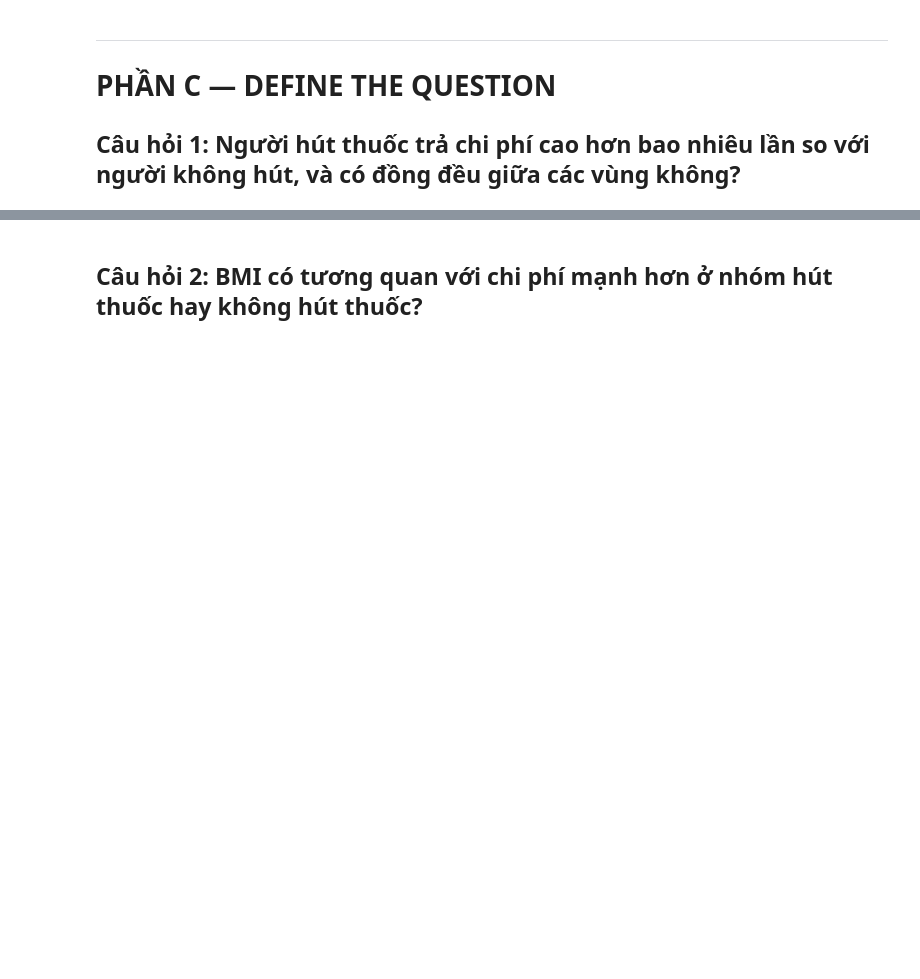
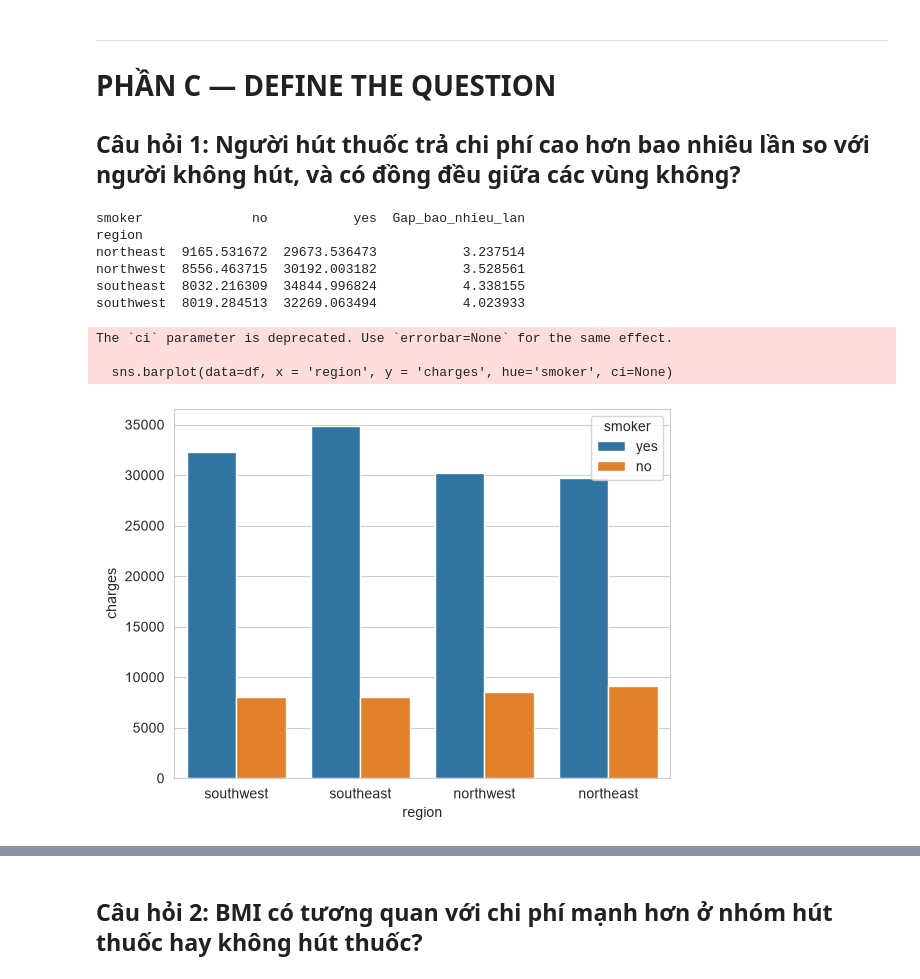
Before and after one commit to khang2112/DA_AI_2026, a Jupyter notebook: Personal/Personal_1/01_Insurance.ipynb, the cells around one changed output, grey strips where cells are left out. Saved outputs shown, nothing was run; the diff lists cells and outputs as text; code cells hidden in the pictures; blank space fills up the shorter version.

```diff
--- a/Personal/Personal_1/01_Insurance.ipynb
+++ b/Personal/Personal_1/01_Insurance.ipynb
@@ -165,11 +187,20 @@ pd.concat([percentiles, skewness, kurt])
 ## Câu hỏi 1: Người hút thuốc trả chi phí cao hơn bao nhiêu lần so với người không hút, và có đồng đều giữa các vùng không?
 # %%
 # TODO
-smoker_region = df.groupby(['region', 'smoker'])['charges'].mean().unstack()
-smoker_region['Ratio (yes/no)'] = smoker_region['yes'] / smoker_region['no']
-print(smoker_region)
+kq = df.groupby(['region', 'smoker'])['charges'].mean().unstack()
+kq['Gap_bao_nhieu_lan'] = kq['yes'] / kq['no']
+print(kq)
 
-plt.figure(figsize=(8, 5))
-sns.barplot(data=df, x='region', y='charges', hue='smoker', ci=None)
-plt.title('Charges by Region and Smoking Status')
+sns.barplot(data=df, x = 'region', y = 'charges', hue='smoker', ci=None)
 plt.show()
+# %% [output]
+smoker              no           yes  Gap_bao_nhieu_lan
+region
+northeast  9165.531672  29673.536473           3.237514
+northwest  8556.463715  30192.003182           3.528561
+southeast  8032.216309  34844.996824           4.338155
+southwest  8019.284513  32269.063494           4.023933
+The `ci` parameter is deprecated. Use `errorbar=None` for the same effect.
+
+  sns.barplot(data=df, x = 'region', y = 'charges', hue='smoker', ci=None)
+[figure, added]
```
Also changed, not shown: parts of 10 cells of this notebook, 1 other file.
